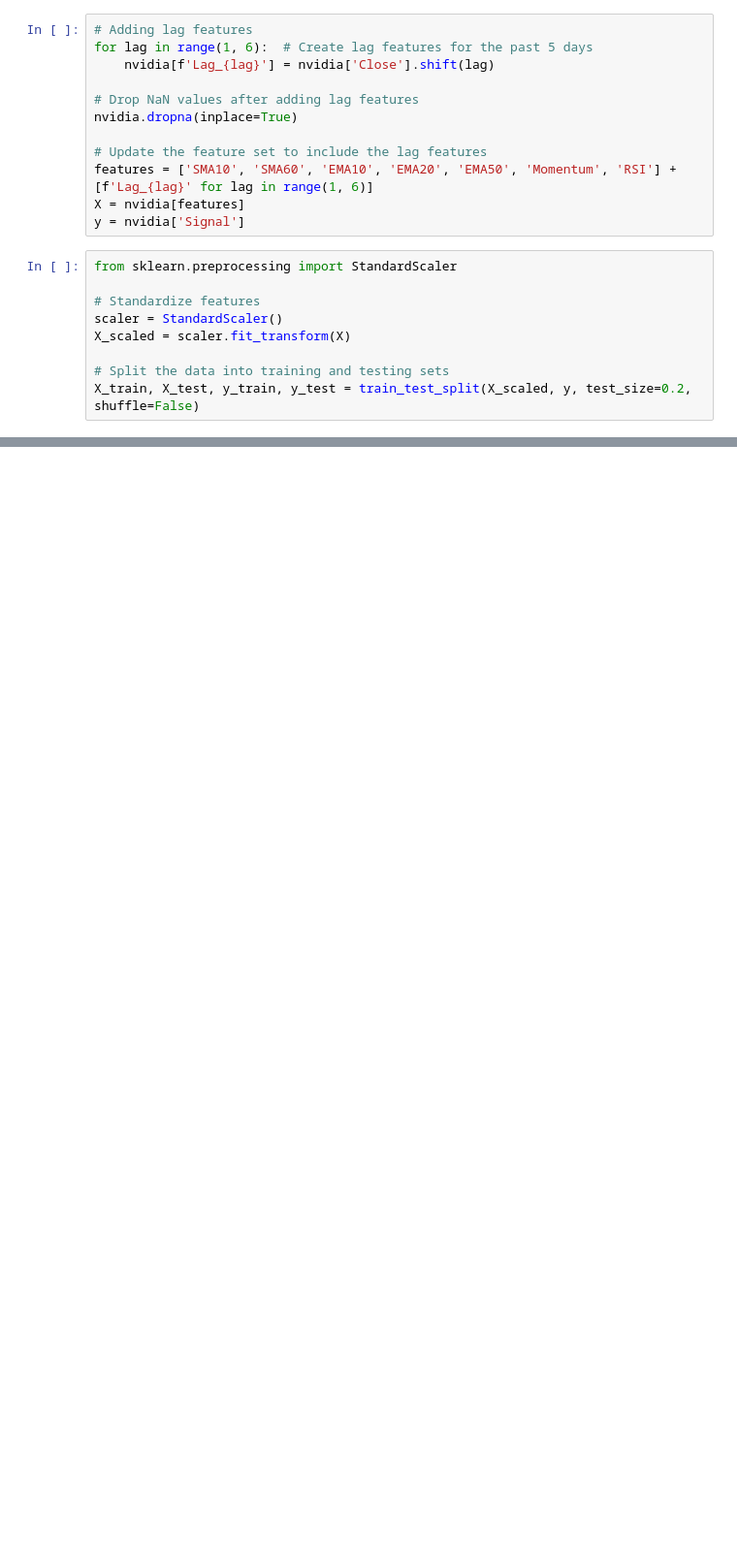
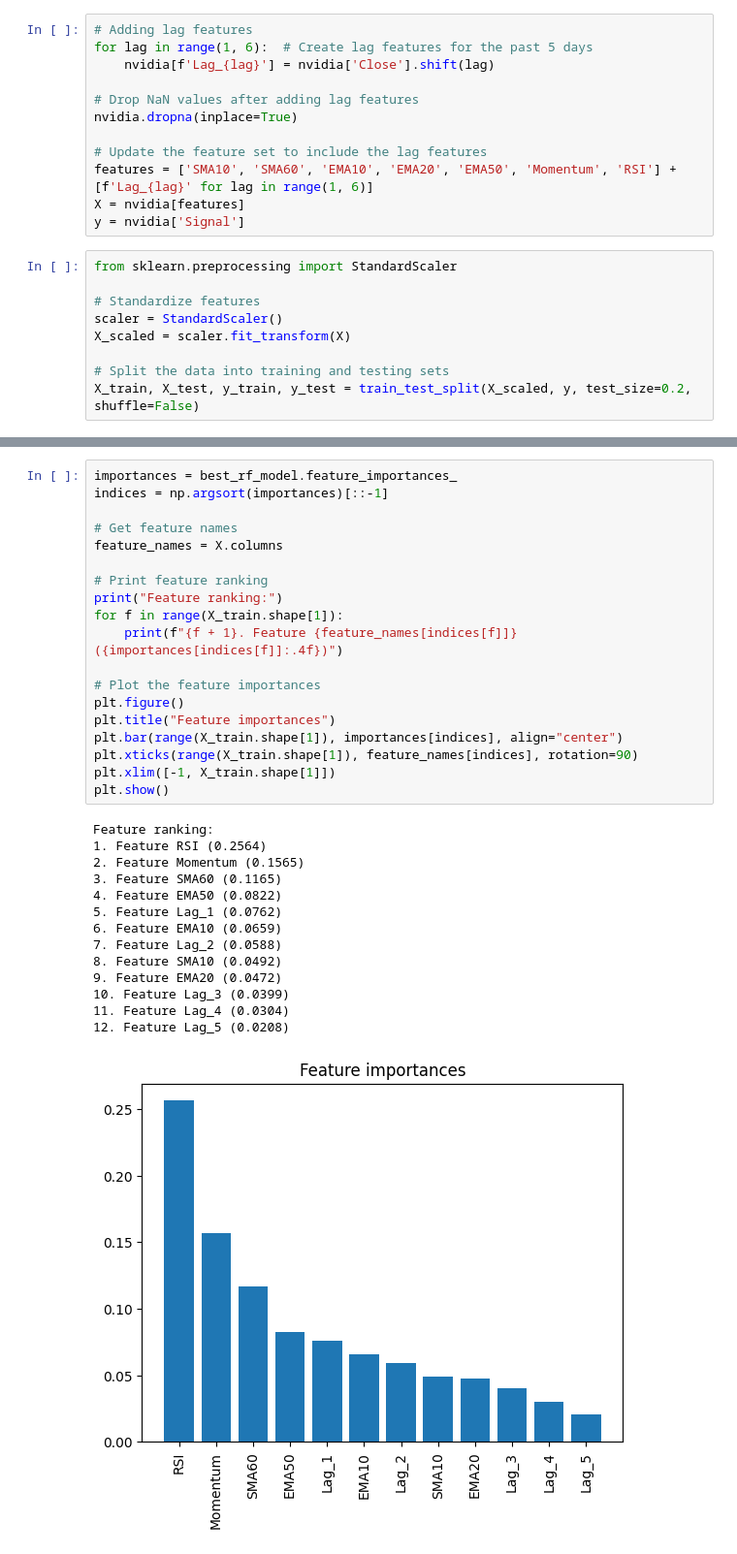
Before and after one commit to astronaut505/tradingtroll, a Jupyter notebook: buyorbye.ipynb, the cells around one changed output, grey strips where cells are left out. Shown at 97% size. Saved outputs shown, nothing was run; the diff lists cells and outputs as text; blank space fills up the shorter version.

```diff
--- a/buyorbye.ipynb
+++ b/buyorbye.ipynb
@@ -320,0 +397,34 @@ plt.show()
+# %%
+importances = best_rf_model.feature_importances_
+indices = np.argsort(importances)[::-1]
+
+# Get feature names
+feature_names = X.columns
+
+# Print feature ranking
+print("Feature ranking:")
+for f in range(X_train.shape[1]):
+    print(f"{f + 1}. Feature {feature_names[indices[f]]} ({importances[indices[f]]:.4f})")
+
+# Plot the feature importances
+plt.figure()
+plt.title("Feature importances")
+plt.bar(range(X_train.shape[1]), importances[indices], align="center")
+plt.xticks(range(X_train.shape[1]), feature_names[indices], rotation=90)
+plt.xlim([-1, X_train.shape[1]])
+plt.show()
+# %% [output]
+Feature ranking:
+1. Feature RSI (0.2564)
+2. Feature Momentum (0.1565)
+3. Feature SMA60 (0.1165)
+4. Feature EMA50 (0.0822)
+5. Feature Lag_1 (0.0762)
+6. Feature EMA10 (0.0659)
+7. Feature Lag_2 (0.0588)
+8. Feature SMA10 (0.0492)
+9. Feature EMA20 (0.0472)
+10. Feature Lag_3 (0.0399)
+11. Feature Lag_4 (0.0304)
+12. Feature Lag_5 (0.0208)
+[figure, added]
```
Also changed, not shown: parts of 11 cells of this notebook.
